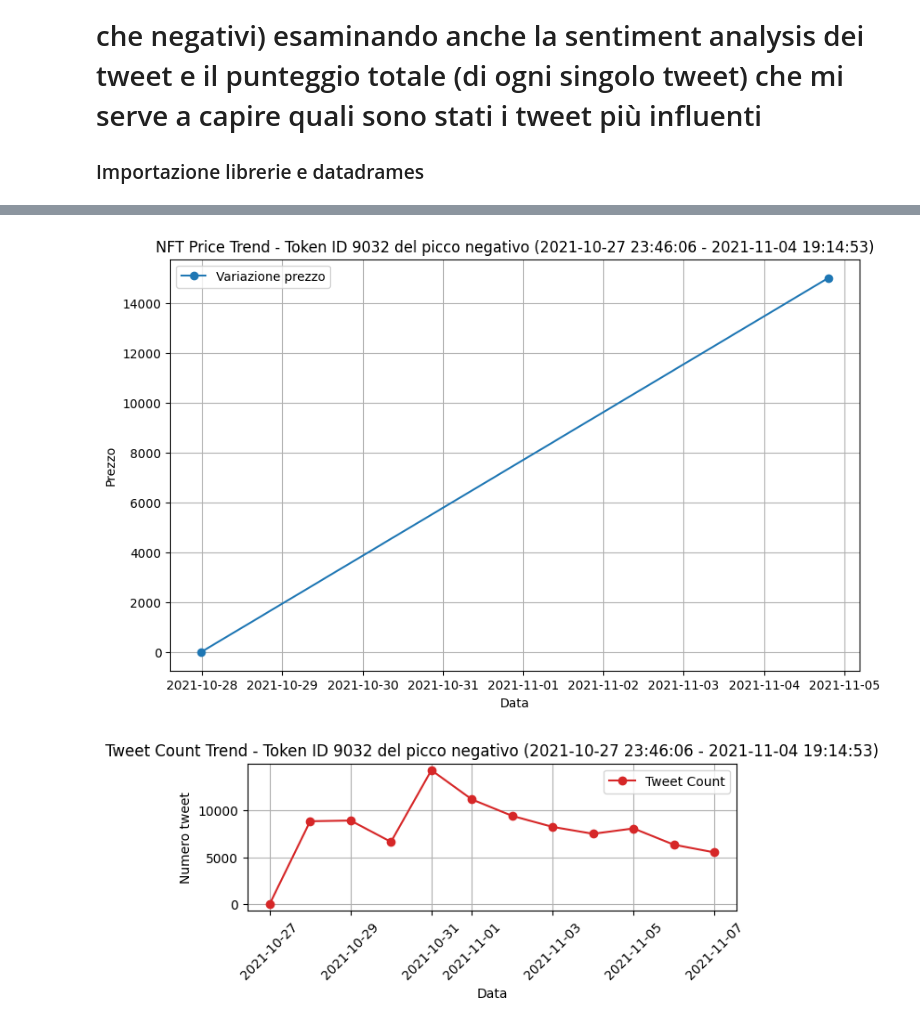
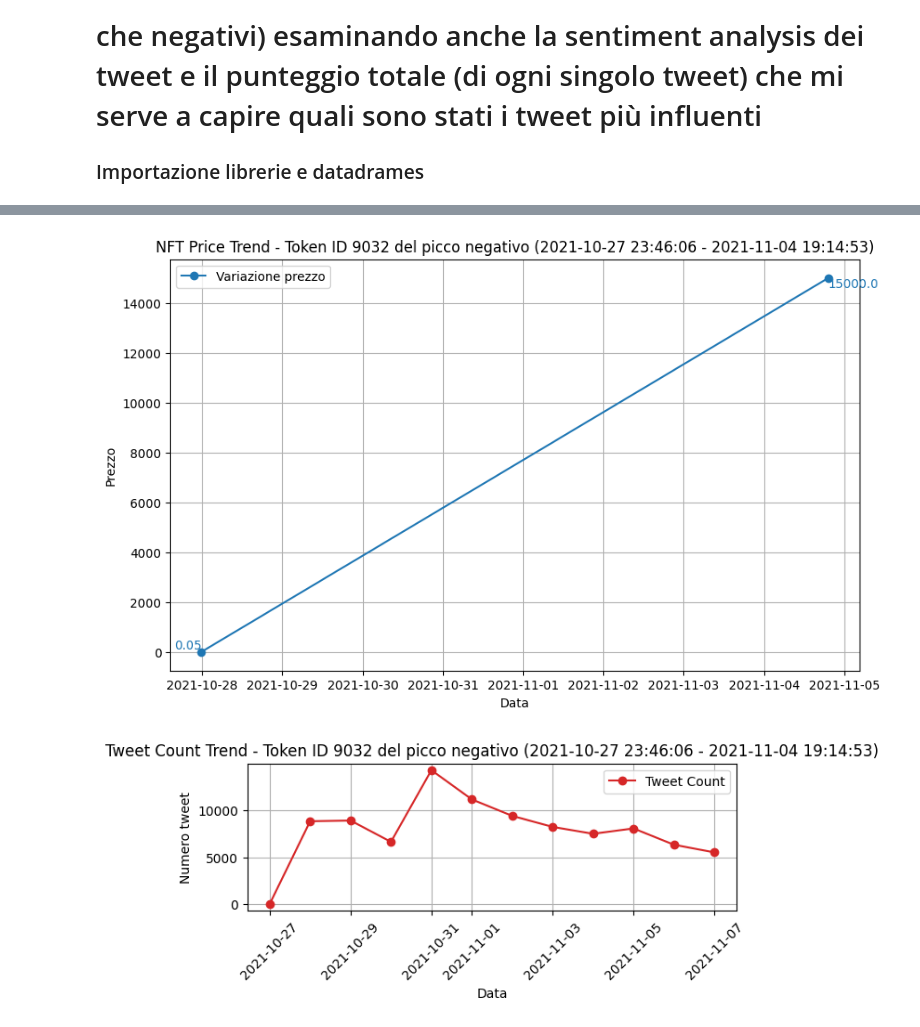
Before and after one commit to riccardospini98/Blockchain, a Jupyter notebook: analisi_inversa_NFT_tweet.ipynb, the cells around one changed output, grey strips where cells are left out. Cells and saved outputs as stored; diff of their text form; code cells hidden in the pictures.

```diff
--- a/analisi_inversa_NFT_tweet.ipynb
+++ b/analisi_inversa_NFT_tweet.ipynb
@@ -29,6 +29,7 @@ num_tweet_per_picco = []
 variazioni_prezzo_per_picco = []
 picchi_calcolati = 0
 risultati_correlazione = {}
+date_formatter = DateFormatter('%Y-%m-%d')
 
 # Iterazione su ciascun picco positivo di NFT
 for index, row in top_nft_positivi.iterrows():
@@ -63,11 +64,16 @@ for index, row in top_nft_positivi.iterrows():
     # Grafico NFT price trend
     plt.plot(dates, prices, marker='o', linestyle='-', label=f'Variazione prezzo')
     plt.title(f'NFT Price Trend - Token ID {token_id} del picco positivo ({data_inizio_variazione} - {data_fine_variazione})')
+    plt.text(data_inizio_variazione, prezzo_inizio, f'{prezzo_inizio}', ha='right', va='bottom', fontsize=10, color='tab:blue')
+    plt.text(data_fine_variazione, prezzo_fine, f'{prezzo_fine}', ha='left', va='top', fontsize=10, color='tab:blue')
     plt.xlabel('Data')
     plt.ylabel('Prezzo')
     plt.legend()
     plt.grid(True)
+    plt.gca().xaxis.set_major_formatter(date_formatter)
+    plt.xticks(rotation=10)
     plt.show()
+    #plt.tight_layout()
 
     # Grafico tweet count trend
     plt.subplot(2, 1, 2)
@@ -78,11 +84,11 @@ for index, row in top_nft_positivi.iterrows():
     plt.ylabel('Numero tweet')
     plt.legend()
     plt.grid(True)
-    plt.xticks(rotation=45)
+    plt.xticks(rotation=20)
     plt.tight_layout()
+    plt.gca().get_xaxis().set_major_formatter(date_formatter)
     plt.show()
 
-# Aggiungi i risultati della correlazione per questo picco (se ci sono almeno due picchi calcolati)
     picchi_calcolati += 1
     if picchi_calcolati >= 2:
         correlation_coefficient, p_value = pearsonr(num_tweet_per_picco, variazioni_prezzo_per_picco)
@@ -100,9 +106,9 @@ for index, risultato in risultati_correlazione.items():
     num_tweet = risultato['num_tweet']
     variazione_prezzo = risultato['variazione_prezzo']
 
-    print(f"Picco NFT: {index}")
-    print(f"Coefficiente di correlazione di Pearson: {coeff:.4f}")
-    print(f"P-value: {p_value:.4f}")
+    print(f"Picco NFT {index} token ID {token_id} del picco positivo ({data_inizio_variazione} - {data_fine_variazione})")
+    print(f"- Coefficiente di correlazione di Pearson: {coeff:.4f}")
+    print(f"- P-value: {p_value:.4f}")
 
     if p_value == 1.0000:
         print("Non c'è alcuna evidenza di una correlazione tra il numero di tweet e l'aumento dei prezzi degli NFT.")
@@ -150,6 +156,7 @@ num_tweet_per_picco = []
 variazioni_prezzo_per_picco = []
 picchi_calcolati = 0
 risultati_correlazione = {}
+date_formatter = DateFormatter('%Y-%m-%d')
 
 # Iterazione su ciascun picco positivo di NFT
 for index, row in top_nft_negativi.iterrows():
@@ -182,6 +189,8 @@ for index, row in top_nft_negativi.iterrows():
     # Grafico NFT price trend
     plt.plot(dates, prices, marker='o', linestyle='-', label=f'Variazione prezzo')
     plt.title(f'NFT Price Trend - Token ID {token_id} del picco negativo ({data_inizio_variazione} - {data_fine_variazione})')
+    plt.text(data_inizio_variazione, prezzo_inizio, f'{prezzo_inizio}', ha='right', va='bottom', fontsize=10, color='tab:blue')
+    plt.text(data_fine_variazione, prezzo_fine, f'{prezzo_fine}', ha='left', va='top', fontsize=10, color='tab:blue')
     plt.xlabel('Data')
     plt.ylabel('Prezzo')
     plt.legend()
@@ -205,35 +214,38 @@ for index, row in top_nft_negativi.iterrows():
 # Aggiungi i risultati della correlazione per questo picco (se ci sono almeno due picchi calcolati)
     picchi_calcolati += 1
     if picchi_calcolati >= 2:
         correlation_coefficient, p_value = pearsonr(num_tweet_per_picco, variazioni_prezzo_per_picco)
         risultati_correlazione[index] = {
             'coefficiente': correlation_coefficient,
             'p_value': p_value,
             'num_tweet': num_tweet_per_picco.copy(),
             'variazione_prezzo': variazioni_prezzo_per_picco.copy()
         }
+        # Reset delle liste per il prossimo picco
+        num_tweet_per_picco = []
+        variazioni_prezzo_per_picco = []
 
 # Stampa i risultati della correlazione per ogni picco
 for index, risultato in risultati_correlazione.items():
     coeff = risultato['coefficiente']
     p_value = risultato['p_value']
     num_tweet = risultato['num_tweet']
     variazione_prezzo = risultato['variazione_prezzo']
 
-    print(f"Picco NFT: {index}")
-    print(f"Coefficiente di correlazione di Pearson: {coeff:.4f}")
-    print(f"P-value: {p_value:.4f}")
+    print(f"Picco NFT {index} token ID {token_id} del picco negativo ({data_inizio_variazione} - {data_fine_variazione})")
+    print(f"- Coefficiente di correlazione di Pearson: {coeff:.4f}")
+    print(f"- P-value: {p_value:.4f}")
 
     if p_value == 1.0000:
         print("Non c'è alcuna evidenza di una correlazione tra il numero di tweet e l'aumento dei prezzi degli NFT.")
     elif coeff > 0:
         print("Esiste una correlazione positiva tra il numero di tweet e l'aumento dei prezzi degli NFT.")
     elif coeff < 0:
         print("Esiste una correlazione negativa tra il numero di tweet e l'aumento dei prezzi degli NFT.")
     else:
         print("Non c'è una correlazione lineare tra il numero di tweet e l'aumento dei prezzi degli NFT.")
 
     print("***********************************")
 # %% [output]
-[figure, old version]
+[figure, new version]
 [figure]
```
Also changed, not shown: parts of 1 cell of this notebook.
